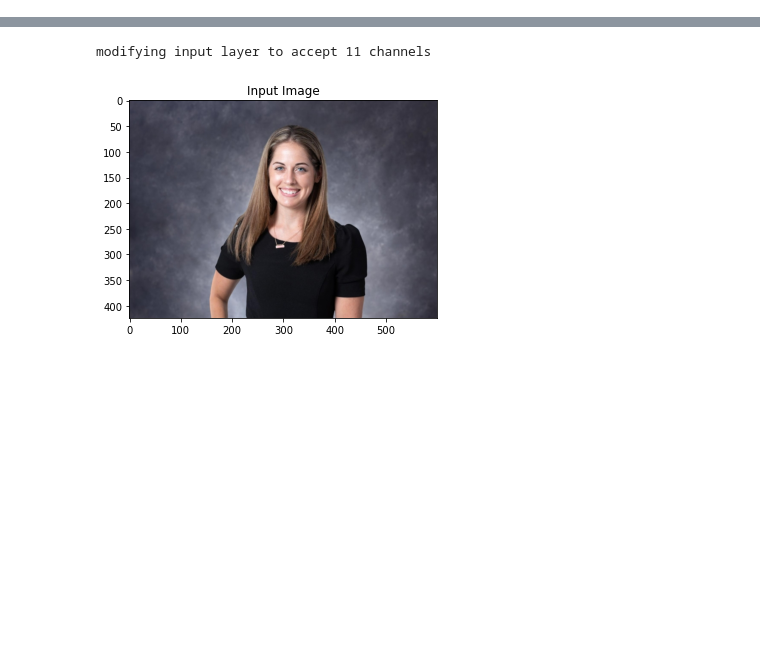
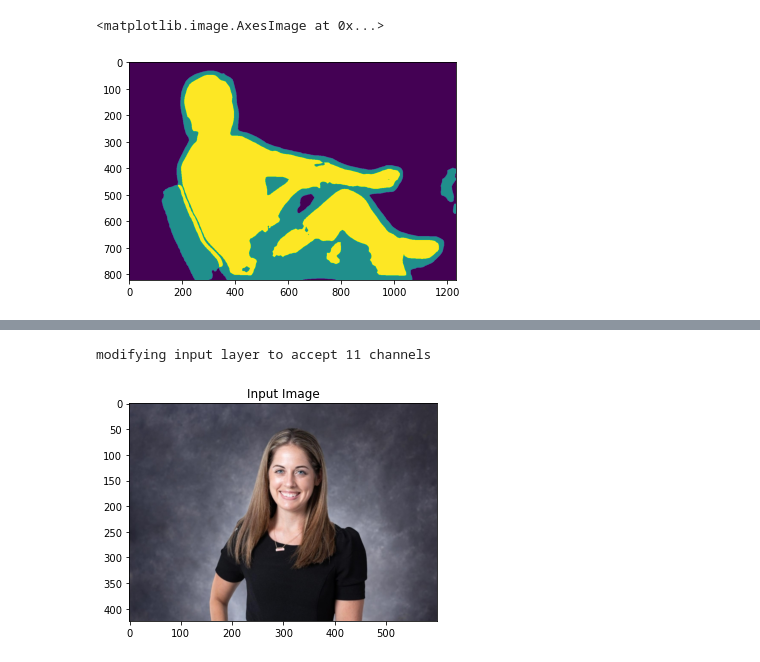
Before and after one commit to msaad1311/Image-Background-Removal, a Jupyter notebook: Take -2/Trial 2/Images Background Removal.ipynb, the cells around one changed output, grey strips where cells are left out. Drawn from its saved outputs; the diff is of its cells as text; code cells hidden in the pictures; blank space fills up the shorter version.

```diff
--- a/Take -2/Trial 2/Images Background Removal.ipynb
+++ b/Take -2/Trial 2/Images Background Removal.ipynb
@@ -63,0 +64,13 @@ True
+# %%
+x = output[CLASS_MAP['person'],...].numpy()
+y = output[CLASS_MAP['chair'],...].numpy()
+# z = x+y
+# x = output[CLASS_MAP['person'], ...].numpy()
+y1 = trimap(x,2,0.95)
+y2 = trimap(y,2,0.95)
+
+z = y1 + y2
+plt.imshow(z)
+# %% [output]
+<matplotlib.image.AxesImage at 0x...>
+[figure, added]
```
Also changed, not shown: parts of 2 cells of this notebook.
